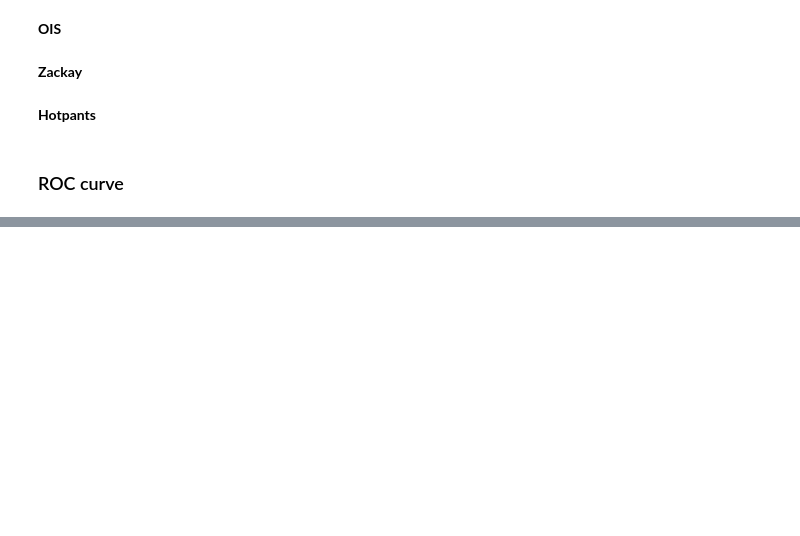
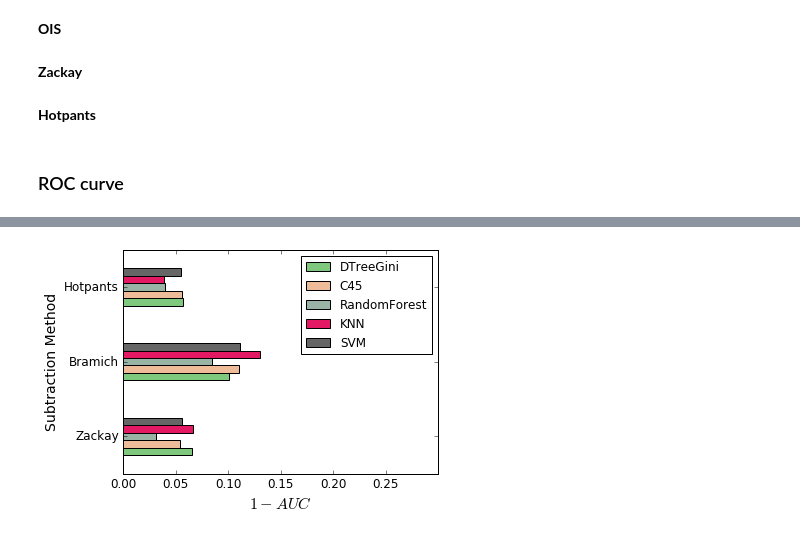
Before and after one commit to BrunoSanchez/RBMLearning, a Jupyter notebook: RealBogus_zackay.ipynb, the cells around one changed output, grey strips where cells are left out. Drawn from its saved outputs; the diff is of its cells as text; code cells hidden in the pictures; blank space fills up the shorter version.

```diff
--- a/RealBogus_zackay.ipynb
+++ b/RealBogus_zackay.ipynb
@@ -1011,8 +1118,10 @@ AUCTable
 # %%
-(1-AUCTable).plot.barh(log=False)
-plt.xlabel(r'$1-AUC$')
-plt.ylabel('Subtraction Method')
+(1-AUCTable).plot.barh(log=False, cmap='Accent')
+plt.xlabel(r'$1-AUC$', fontsize=16)
+plt.ylabel('Subtraction Method', fontsize=14)
 plt.tight_layout()
 plt.xlim(0, 0.3)
-plt.legend(loc='best')
+plt.legend(loc='best', fontsize=12)
 plt.savefig('./plots/complementary_AUC2.png', dpi=600)
+# %% [output]
+[figure, added]
```
Also changed, not shown: parts of 62 cells of this notebook, 1 other file.
